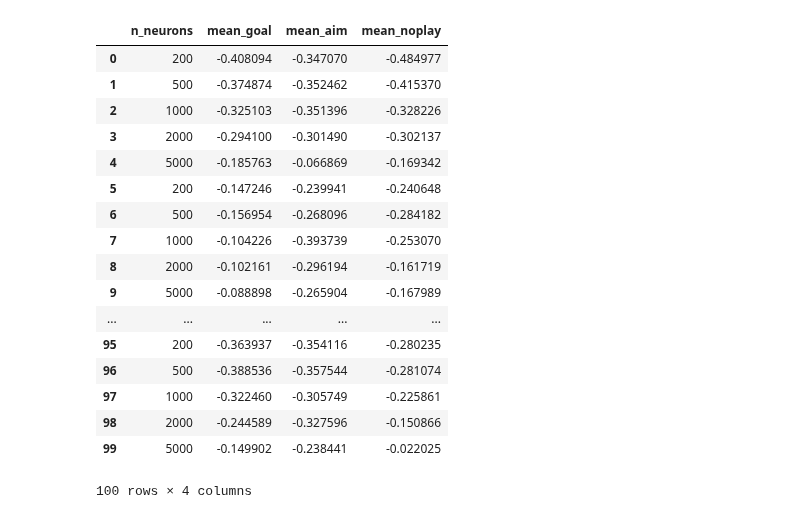
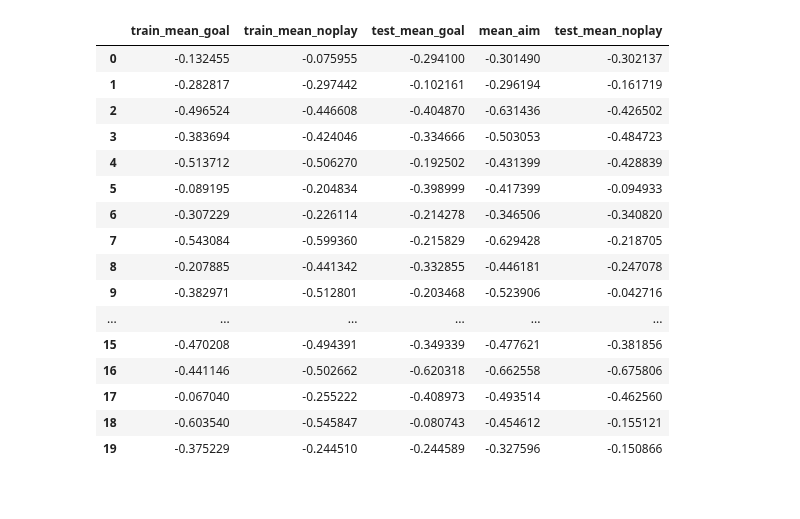
Before and after one commit to maddybartlett/NEN001, a Jupyter notebook: Plots.ipynb, the cells around one changed output. Cells and saved outputs as stored; diff of their text form; code cells hidden in the pictures.

Commit message:
Added test of performance on training samples.
Still not performing well.

```diff
--- a/Plots.ipynb
+++ b/Plots.ipynb
@@ -3,30 +3,37 @@ import pandas
 import seaborn
 import pytry
 # %%
-df_neurons = pandas.DataFrame(pytry.read('vary_neurons_childchild'))
-df_neurons['mean_aim'] = df_neurons[['mean_aim1', 'mean_aim2', 'mean_aim3', 'mean_aim4', 'mean_aim5', 'mean_aim6', 'mean_aim7',
+df_experiment = pandas.DataFrame(pytry.read('experiment_childchild'))
+df_experiment['train_mean_goal'] = df_experiment[['train_goal1', 'train_goal2', 'train_goal3', 'train_goal4', 'train_goal5',
+                                            'train_goal6', 'train_goal7', 'train_goal8', 'train_goal9', 'train_goal10',
+                                           'train_goal11', 'train_goal12', 'train_goal13', 'train_goal14', 'train_goal15']].mean(axis=1)
+df_experiment['train_mean_noplay'] = df_experiment[['train_noplay1', 'train_noplay2', 'train_noplay3', 'train_noplay4', 'train_noplay5',
+                                              'train_noplay6', 'train_noplay7', 'train_noplay8', 'train_noplay9', 'train_noplay10',
+                                             'train_noplay11', 'train_noplay12', 'train_noplay13', 'train_noplay14',
+                                             'train_noplay15', 'train_noplay16', 'train_noplay17', 'train_noplay18',
+                                             'train_noplay19', 'train_noplay20', 'train_noplay21', 'train_noplay22']].mean(axis=1)
+df_experiment['mean_aim'] = df_experiment[['mean_aim1', 'mean_aim2', 'mean_aim3', 'mean_aim4', 'mean_aim5', 'mean_aim6', 'mean_aim7',
                              'mean_aim8', 'mean_aim9', 'mean_aim10', 'mean_aim11', 'mean_aim12', 'mean_aim13', 'mean_aim14']].mean(axis=1)
-df_neurons['mean_goal'] = df_neurons[['mean_goal1', 'mean_goal2', 'mean_goal3', 'mean_goal4', 'mean_goal5', 'mean_goal6']].mean(axis=1)
-df_neurons['mean_noplay'] = df_neurons[['mean_noplay1', 'mean_noplay2', 'mean_noplay3', 'mean_noplay4', 'mean_noplay5', 'mean_noplay6',
+df_experiment['test_mean_goal'] = df_experiment[['mean_goal1', 'mean_goal2', 'mean_goal3', 'mean_goal4', 'mean_goal5', 'mean_goal6']].mean(axis=1)
+df_experiment['test_mean_noplay'] = df_experiment[['mean_noplay1', 'mean_noplay2', 'mean_noplay3', 'mean_noplay4', 'mean_noplay5', 'mean_noplay6',
                                        'mean_noplay7', 'mean_noplay8']].mean(axis=1)
-df_neurons1 = df_neurons[['n_neurons','mean_goal', 'mean_aim', 'mean_noplay']]
-df_neurons1
+df_experiment1 = df_experiment[['train_mean_goal', 'train_mean_noplay', 'test_mean_goal', 'mean_aim', 'test_mean_noplay']]
+df_experiment1
 # %% [output]
-|  | n_neurons | mean_goal | mean_aim | mean_noplay |
-| 0 | 200 | -0.408094 | -0.347070 | -0.484977 |
-| 1 | 500 | -0.374874 | -0.352462 | -0.415370 |
-| 2 | 1000 | -0.325103 | -0.351396 | -0.328226 |
-| 3 | 2000 | -0.294100 | -0.301490 | -0.302137 |
-| 4 | 5000 | -0.185763 | -0.066869 | -0.169342 |
-| 5 | 200 | -0.147246 | -0.239941 | -0.240648 |
-| 6 | 500 | -0.156954 | -0.268096 | -0.284182 |
-| 7 | 1000 | -0.104226 | -0.393739 | -0.253070 |
-| 8 | 2000 | -0.102161 | -0.296194 | -0.161719 |
-| 9 | 5000 | -0.088898 | -0.265904 | -0.167989 |
-| ... | ... | ... | ... | ... |
-| 95 | 200 | -0.363937 | -0.354116 | -0.280235 |
-| 96 | 500 | -0.388536 | -0.357544 | -0.281074 |
-| 97 | 1000 | -0.322460 | -0.305749 | -0.225861 |
-| 98 | 2000 | -0.244589 | -0.327596 | -0.150866 |
-| 99 | 5000 | -0.149902 | -0.238441 | -0.022025 |
+|  | train_mean_goal | train_mean_noplay | test_mean_goal | mean_aim | test_mean_noplay |
+| 0 | -0.132455 | -0.075955 | -0.294100 | -0.301490 | -0.302137 |
+| 1 | -0.282817 | -0.297442 | -0.102161 | -0.296194 | -0.161719 |
+| 2 | -0.496524 | -0.446608 | -0.404870 | -0.631436 | -0.426502 |
+| 3 | -0.383694 | -0.424046 | -0.334666 | -0.503053 | -0.484723 |
+| 4 | -0.513712 | -0.506270 | -0.192502 | -0.431399 | -0.428839 |
+| 5 | -0.089195 | -0.204834 | -0.398999 | -0.417399 | -0.094933 |
+| 6 | -0.307229 | -0.226114 | -0.214278 | -0.346506 | -0.340820 |
+| 7 | -0.543084 | -0.599360 | -0.215829 | -0.629428 | -0.218705 |
+| 8 | -0.207885 | -0.441342 | -0.332855 | -0.446181 | -0.247078 |
+| 9 | -0.382971 | -0.512801 | -0.203468 | -0.523906 | -0.042716 |
+| ... | ... | ... | ... | ... | ... |
+| 15 | -0.470208 | -0.494391 | -0.349339 | -0.477621 | -0.381856 |
+| 16 | -0.441146 | -0.502662 | -0.620318 | -0.662558 | -0.675806 |
+| 17 | -0.067040 | -0.255222 | -0.408973 | -0.493514 | -0.462560 |
+| 18 | -0.603540 | -0.545847 | -0.080743 | -0.454612 | -0.155121 |
+| 19 | -0.375229 | -0.244510 | -0.244589 | -0.327596 | -0.150866 |
-100 rows × 4 columns
```
Also changed, not shown: parts of 10 cells of this notebook, 1 other file.
